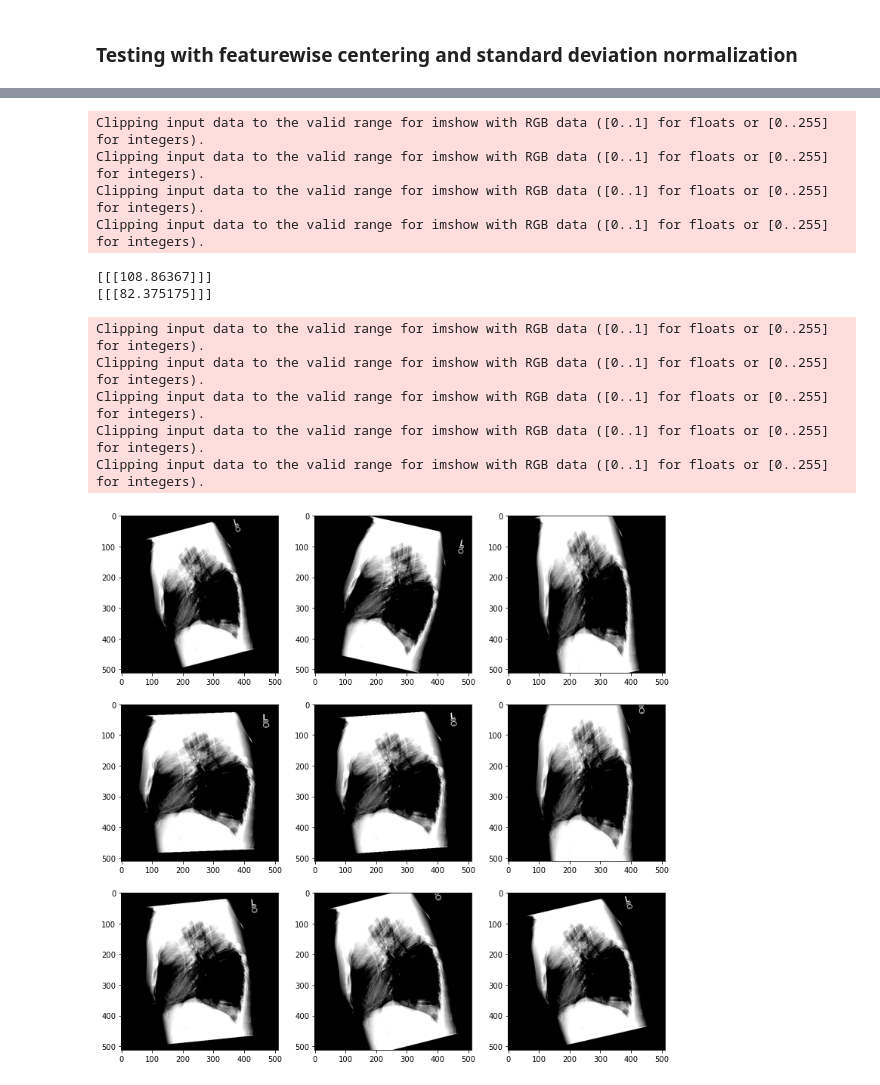
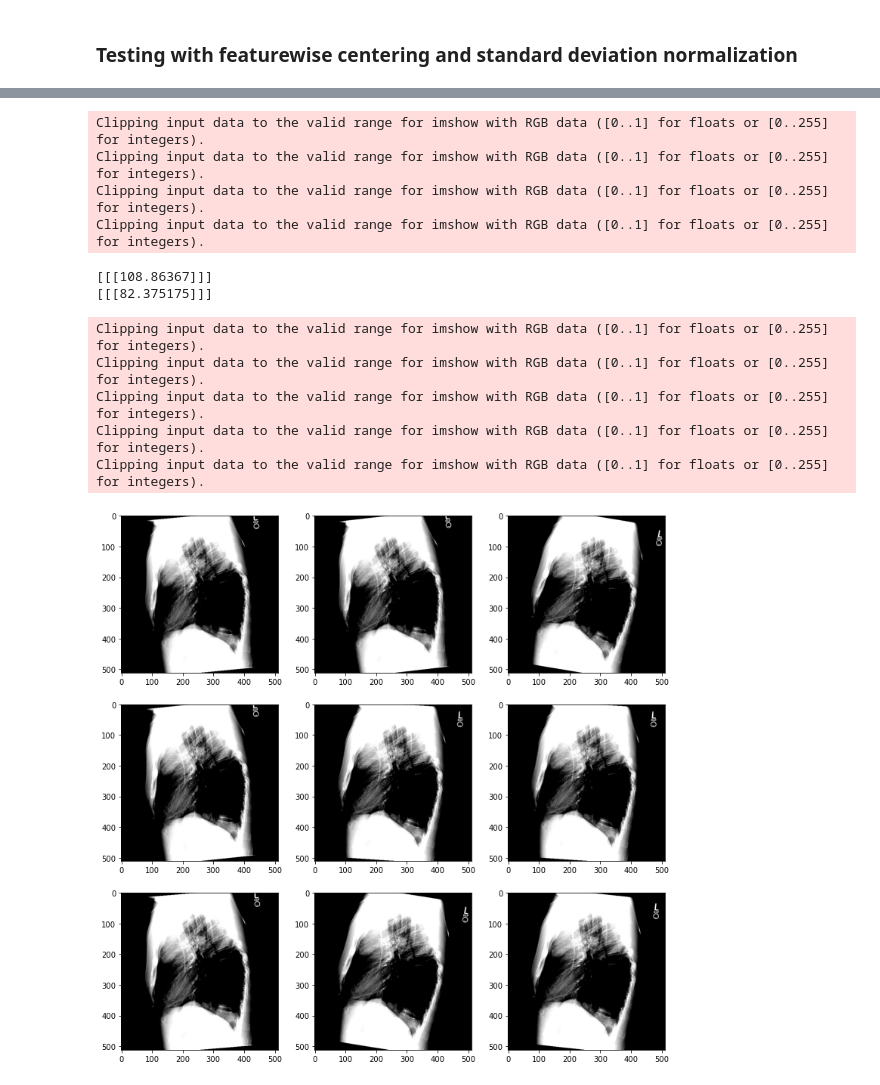
Before and after one commit to tamerthamoqa/CheXpert-multilabel-classification-tensorflow, a Jupyter notebook: misc/testing_data_augmentations/testing_image_data_augmentation_settings.ipynb, the cells around one changed output, grey strips where cells are left out. Cells and saved outputs as stored; diff of their text form; code cells hidden in the pictures.

```diff
--- a/misc/testing_data_augmentations/testing_image_data_augmentation_settings.ipynb
+++ b/misc/testing_data_augmentations/testing_image_data_augmentation_settings.ipynb
@@ -22,11 +22,9 @@ data = img_to_array(img)
 samples = expand_dims(data, 0)
 # create image data augmentation generator
 datagen = ImageDataGenerator(
-    rotation_range=15,
-    shear_range=0.2,
-    zoom_range=0.2,
+    rotation_range=10,
     fill_mode="constant",
-    cval=0.0
+    cval=0
 )
 
 # prepare iterator
@@ -55,11 +53,9 @@ data = img_to_array(img)
 samples = expand_dims(data, 0)
 # create image data augmentation generator
 datagen = ImageDataGenerator(
-    rotation_range=15,
-    shear_range=0.2,
-    zoom_range=0.2,
+    rotation_range=10,
     fill_mode="constant",
-    cval=0.0
+    cval=0
 )
 
 # prepare iterator
@@ -90,17 +86,15 @@ data = img_to_array(img)
 samples = expand_dims(data, 0)
 # create image data augmentation generator
 datagen = ImageDataGenerator(
-    rotation_range=15,
-    shear_range=0.2,
-    zoom_range=0.2,
+    rotation_range=10,
     fill_mode="constant",
-    cval=0.0,
+    cval=0,
     featurewise_center=True,
     featurewise_std_normalization=True
 )
 
-training_data_mean = np.load("../../misc/training_dataset_mean_and_std_values/CheXpert_training_set_mean.npy")
-training_data_std = np.load("../../misc/training_dataset_mean_and_std_values/CheXpert_training_set_std.npy")
+training_data_mean = np.load("../../calculated_chexpert_training_dataset_mean_and_std_values/CheXpert_training_set_mean.npy")
+training_data_std = np.load("../../calculated_chexpert_training_dataset_mean_and_std_values/CheXpert_training_set_std.npy")
 
 datagen.mean = training_data_mean
 datagen.std = training_data_std
@@ -145,17 +139,15 @@ data = img_to_array(img)
 samples = expand_dims(data, 0)
 # create image data augmentation generator
 datagen = ImageDataGenerator(
-    rotation_range=15,
-    shear_range=0.2,
-    zoom_range=0.2,
+    rotation_range=10,
     fill_mode="constant",
-    cval=0.0,
+    cval=0,
     featurewise_center=True,
     featurewise_std_normalization=True
 )
 
-training_data_mean = np.load("../../misc/training_dataset_mean_and_std_values/CheXpert_training_set_mean.npy")
-training_data_std = np.load("../../misc/training_dataset_mean_and_std_values/CheXpert_training_set_std.npy")
+training_data_mean = np.load("../../calculated_chexpert_training_dataset_mean_and_std_values/CheXpert_training_set_mean.npy")
+training_data_std = np.load("../../calculated_chexpert_training_dataset_mean_and_std_values/CheXpert_training_set_std.npy")
 
 datagen.mean = training_data_mean
 datagen.std = training_data_std
@@ -163,31 +155,31 @@ datagen.std = training_data_std
 print(datagen.mean)
 print(datagen.std)
 
 # prepare iterator
 it = datagen.flow(samples, batch_size=1)
 f = pyplot.figure(figsize=(13, 13))
 # generate samples and plot
 for i in range(9):
     # define subplot
     f.add_subplot(330 + 1 + i)
     # generate batch of images
     batch = it.next()
     # convert to unsigned integers for viewing
     image = batch[0]
     # plot raw pixel data
     pyplot.imshow(image)
 # show the figure
 pyplot.show()
 # %% [output]
 Clipping input data to the valid range for imshow with RGB data ([0..1] for floats or [0..255] for integers).
 Clipping input data to the valid range for imshow with RGB data ([0..1] for floats or [0..255] for integers).
 Clipping input data to the valid range for imshow with RGB data ([0..1] for floats or [0..255] for integers).
 Clipping input data to the valid range for imshow with RGB data ([0..1] for floats or [0..255] for integers).
 [[[108.86367]]]
 [[[82.375175]]]
 Clipping input data to the valid range for imshow with RGB data ([0..1] for floats or [0..255] for integers).
 Clipping input data to the valid range for imshow with RGB data ([0..1] for floats or [0..255] for integers).
 Clipping input data to the valid range for imshow with RGB data ([0..1] for floats or [0..255] for integers).
 Clipping input data to the valid range for imshow with RGB data ([0..1] for floats or [0..255] for integers).
 Clipping input data to the valid range for imshow with RGB data ([0..1] for floats or [0..255] for integers).
-[figure, old version]
+[figure, new version]
```
Also changed, not shown: parts of 4 cells of this notebook.
